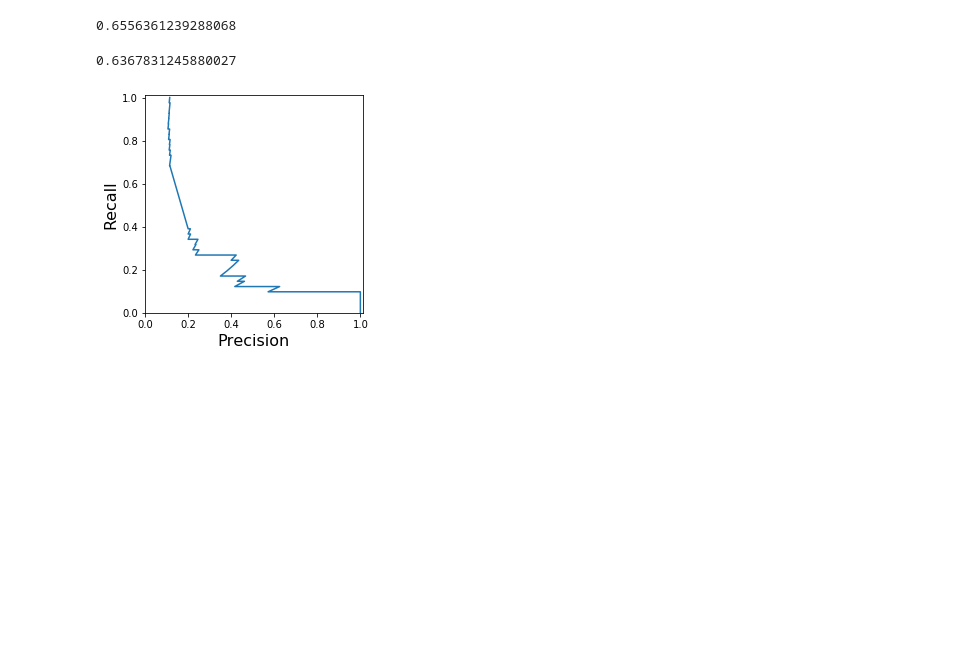
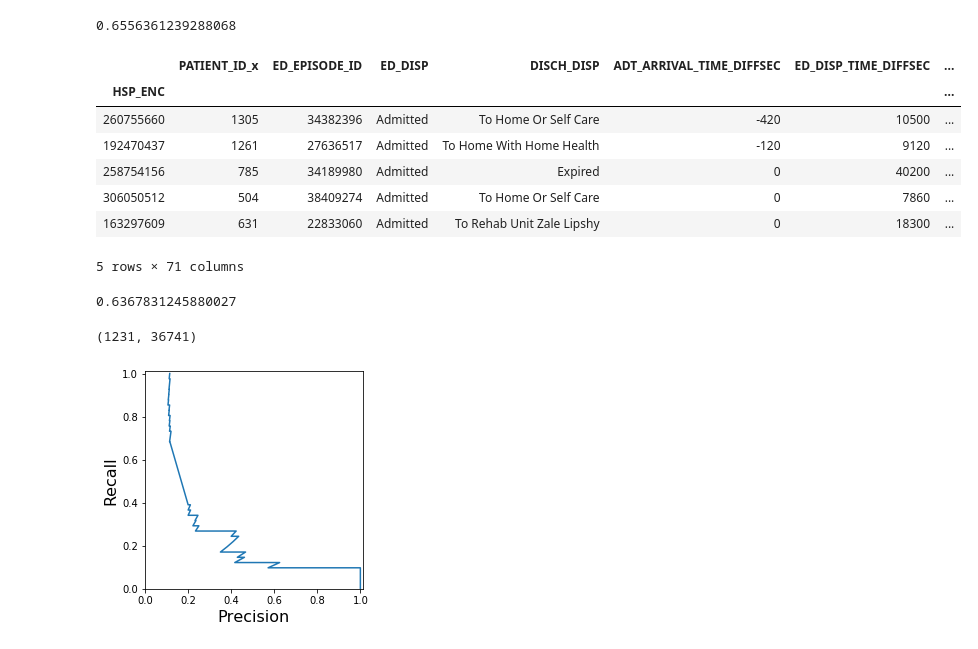
Before and after one commit to NCBI-Codeathons/NOVEL-CLINICAL-PREDICTION-APPROACHES-TO-MANAGING-CARE-FOR-ACUTE-PULMONARY-EMBOLISM-PATIENTS, a Jupyter notebook: PLian_share.ipynb, the cells around one changed output. Saved outputs shown, nothing was run; the diff lists cells and outputs as text; code cells hidden in the pictures; blank space fills up the shorter version.

```diff
--- a/PLian_share.ipynb
+++ b/PLian_share.ipynb
@@ -289,11 +289,23 @@ def merge_labeled_echo(dfMerged, dfEchoLabeled):
 
 df_echo_label = pd.read_csv('data/echo_tag.csv', encoding='ISO-8859-1')
 
+
 dfEchoLabeled = preproc_labeled_echo(df_echo_label)
-dfMerged = merge_labeled_echo(dfMerged, dfEchoLabeled)
+dfMerged = merge_labeled_echo(df_enc_echo_outcome, dfEchoLabeled)
 
 #dfMerged.head()
 df_new_features_echo_tags = dfMerged[['echo_dilation','echo_function']]
+# %%
+dfMerged.head()
+# %% [output]
+|  | PATIENT_ID_x | ED_EPISODE_ID | ED_DISP | DISCH_DISP | ADT_ARRIVAL_TIME_DIFFSEC | ED_DISP_TIME_DIFFSEC | ... |
+| HSP_ENC |  |  |  |  |  |  | ... |
+| 260755660 | 1305 | 34382396 | Admitted | To Home Or Self Care | -420 | 10500 | ... |
+| 192470437 | 1261 | 27636517 | Admitted | To Home With Home Health | -120 | 9120 | ... |
+| 258754156 | 785 | 34189980 | Admitted | Expired | 0 | 40200 | ... |
+| 306050512 | 504 | 38409274 | Admitted | To Home Or Self Care | 0 | 7860 | ... |
+| 163297609 | 631 | 22833060 | Admitted | To Rehab Unit Zale Lipshy | 0 | 18300 | ... |
+5 rows × 71 columns
 # %%
 # Add more features to the verctors
 
@@ -390,6 +402,10 @@ roc_auc = auc(fpr, tpr)
 roc_auc
 # %% [output]
 0.6367831245880027
+# %%
+X_train_add.shape
+# %% [output]
+(1231, 36741)
 # %%
 import matplotlib.pyplot as plt
 #print(precision, recall, thresholds)
```
